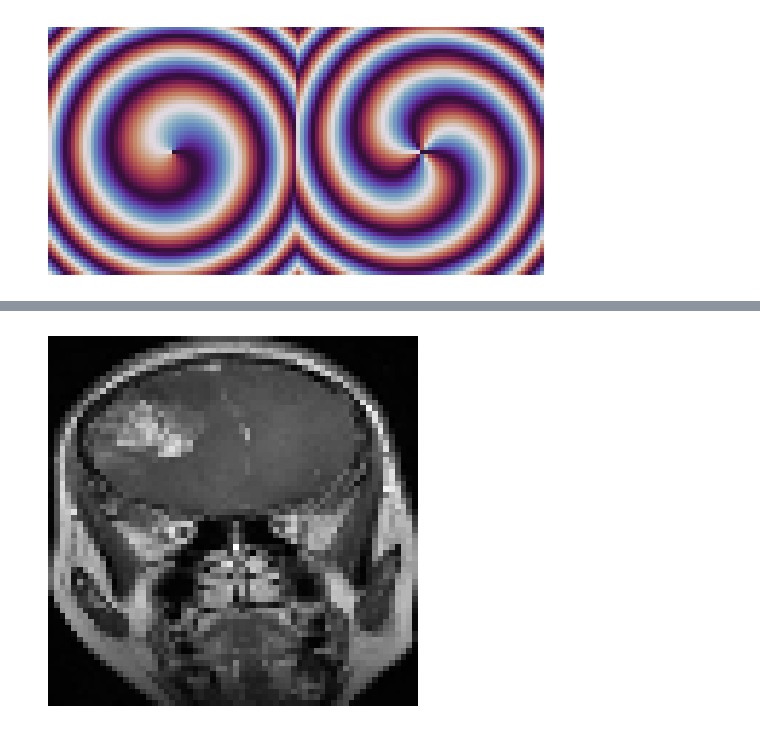
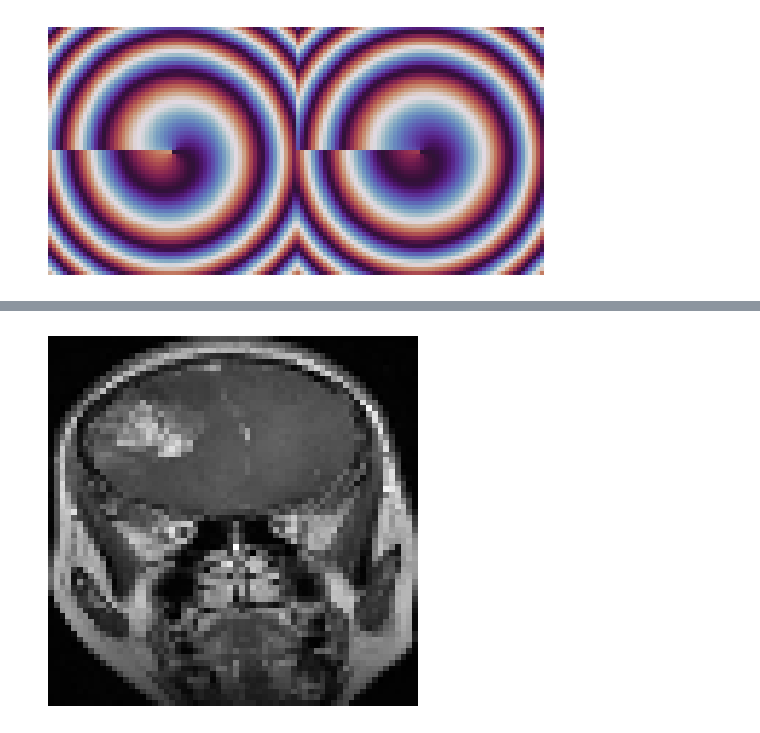
Before and after one commit to jetwidjaja96-cloud/MV, a Jupyter notebook: FFT FI.ipynb, the cells around one changed output, grey strips where cells are left out. Cells and saved outputs as stored; diff of their text form; code cells hidden in the pictures.

```diff
--- a/FFT FI.ipynb
+++ b/FFT FI.ipynb
@@ -17,7 +17,7 @@ def myfft2(A):
 
 ## Vortex map maker
 # Topological Charges
-m1 = 1 ; m2 = 3
+m1 = 0.7 ; m2 = 0.4
 
 xmax = 10       # f-plane max
 dim = 64        # Image Size
@@ -28,34 +28,34 @@ x = np.linspace(-xmax,xmax-dx,dim)
 X,Y=np.meshgrid(x,x)
 R2=(X**2+Y**2)
 T = np.arctan2(Y,X)
 
 # Lens Parameters
 flambda=80
 Lens = np.exp(-1j*R2/(flambda/10))
 
 # Vortex phase modulation
 V1 = np.exp(1j*(m1)*T)
 V2 = np.exp(1j*(m2)*T)
 LG1=Lens*V1 ; LG2=Lens*V2
 
 # Plot phase to make sure it's the right shape
 plt.imshow(np.angle(np.hstack((LG1,LG2))),cmap='twilight')
 plt.axis('off')
 plt.show()
 
 # This function takes a numpy array of size [num_images, dim, dim]
 # and applies a vortex phase, an fft, and an absolute value to each image
 def vort_THIS(A,LGA,LGB):
     length=A.shape[0]
     out=np.zeros((length,A.shape[1],A.shape[2]*2))
     for i in range(length):
         A1=np.abs(myfft2(np.exp(1j*A[i]*np.pi/2)*LGA)) ; A2=np.abs(myfft2(np.exp(1j*A[i]*np.pi/2)*LGB))
         # Our single layer NN requires domain restriction within [-1,1]
         A1=(A1-np.amin(A1))/np.amax(A1-np.amin(A1))*2-1    ; A2=(A2-np.amin(A2))/np.amax(A2-np.amin(A2))*2-1
         out[i]=np.hstack((A1,A2))
     return out
 # %% [output]
-[figure, old version]
+[figure, new version]
 # %%
 from tensorflow.keras.utils import to_categorical
 
```
Also changed, not shown: parts of 8 cells of this notebook, 4 other files.
